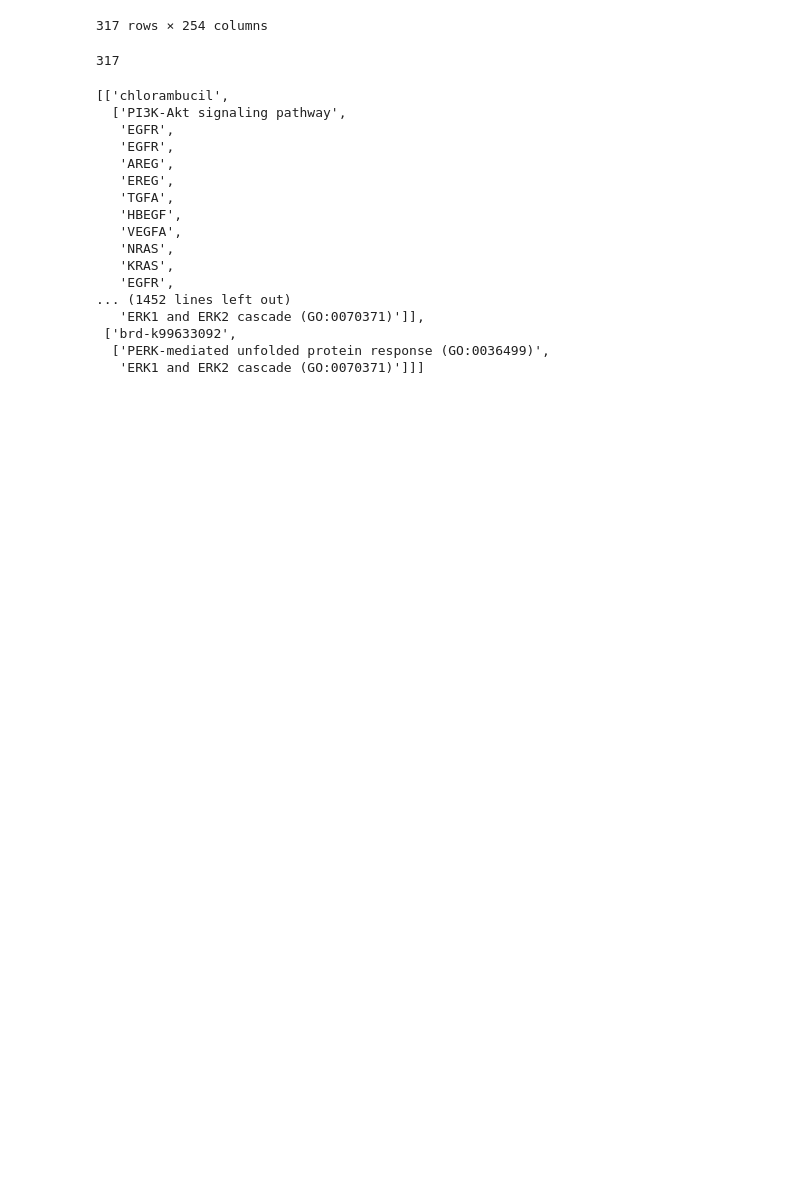
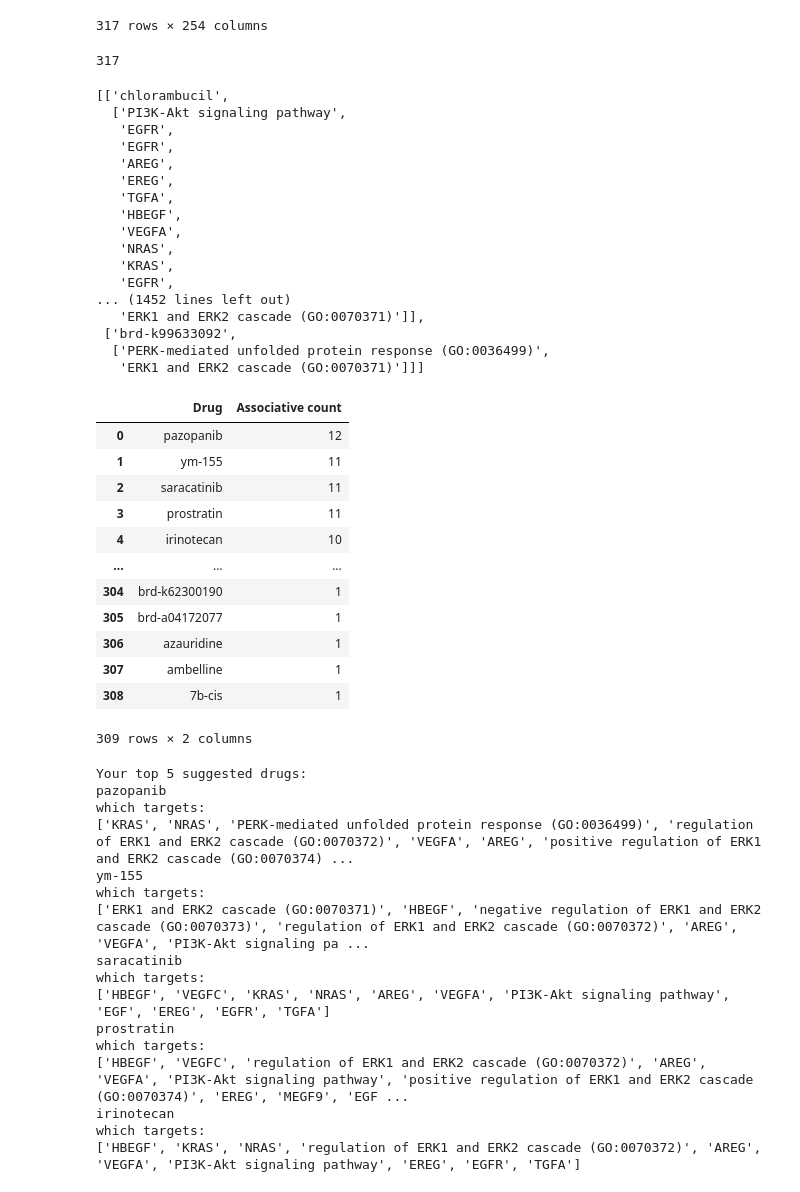
Before and after one commit to collaborativebioinformatics/Disease_subsetting, a Jupyter notebook: maayan-drug-discovery.ipynb, the cells around one changed output. Saved outputs shown, nothing was run; the diff lists cells and outputs as text; code cells hidden in the pictures; blank space fills up the shorter version.

Commit message:
Update drug discovery code

```diff
--- a/maayan-drug-discovery.ipynb
+++ b/maayan-drug-discovery.ipynb
@@ -541,3 +536,62 @@ output_drugs
  ['brd-k99633092',
   ['PERK-mediated unfolded protein response (GO:0036499)',
    'ERK1 and ERK2 cascade (GO:0070371)']]]
+# %%
+lst2 = [item[0] for item in output_drugs]  # get names of all drugs.
+lst3 = [len(list(set((item[1])))) for item in output_drugs]  # count unique associations for each drug.
+
+ranked_names = [y for _, y in sorted(zip(lst3, lst2), reverse=True)]
+ranked_association_counts = [x for x, _ in sorted(zip(lst3, lst2), reverse=True)]
+
+while("" in ranked_names):
+    ranked_names.remove("")
+
+while(0 in ranked_association_counts):
+    ranked_association_counts.remove(0)
+
+ranked_df = pd.DataFrame(
+    {'Drug': ranked_names,
+     'Associative count': ranked_association_counts,
+    })
+display(ranked_df)
+
+n = 5
+top_drugs = ranked_df.head(n)["Drug"].tolist()
+
+print("Your top " + str(n) + " suggested drugs: ")
+for i in range(0, n):
+    name = top_drugs[i]
+    associations = list(filter(lambda record: record[0] == name, output_drugs))[0][1]
+    print(name)
+    print("which targets: ")
+    print(str(list(set(associations))))
+# %% [output]
+|  | Drug | Associative count |
+| 0 | pazopanib | 12 |
+| 1 | ym-155 | 11 |
+| 2 | saracatinib | 11 |
+| 3 | prostratin | 11 |
+| 4 | irinotecan | 10 |
+| ... | ... | ... |
+| 304 | brd-k62300190 | 1 |
+| 305 | brd-a04172077 | 1 |
+| 306 | azauridine | 1 |
+| 307 | ambelline | 1 |
+| 308 | 7b-cis | 1 |
+309 rows × 2 columns
+Your top 5 suggested drugs:
+pazopanib
+which targets:
+['KRAS', 'NRAS', 'PERK-mediated unfolded protein response (GO:0036499)', 'regulation of ERK1 and ERK2 cascade (GO:0070372)', 'VEGFA', 'AREG', 'positive regulation of ERK1 and ERK2 cascade (GO:0070374) ...
+ym-155
+which targets:
+['ERK1 and ERK2 cascade (GO:0070371)', 'HBEGF', 'negative regulation of ERK1 and ERK2 cascade (GO:0070373)', 'regulation of ERK1 and ERK2 cascade (GO:0070372)', 'AREG', 'VEGFA', 'PI3K-Akt signaling pa ...
+saracatinib
+which targets:
+['HBEGF', 'VEGFC', 'KRAS', 'NRAS', 'AREG', 'VEGFA', 'PI3K-Akt signaling pathway', 'EGF', 'EREG', 'EGFR', 'TGFA']
+prostratin
+which targets:
+['HBEGF', 'VEGFC', 'regulation of ERK1 and ERK2 cascade (GO:0070372)', 'AREG', 'VEGFA', 'PI3K-Akt signaling pathway', 'positive regulation of ERK1 and ERK2 cascade (GO:0070374)', 'EREG', 'MEGF9', 'EGF ...
+irinotecan
+which targets:
+['HBEGF', 'KRAS', 'NRAS', 'regulation of ERK1 and ERK2 cascade (GO:0070372)', 'AREG', 'VEGFA', 'PI3K-Akt signaling pathway', 'EREG', 'EGFR', 'TGFA']
```
Also changed, not shown: parts of 3 cells of this notebook.
